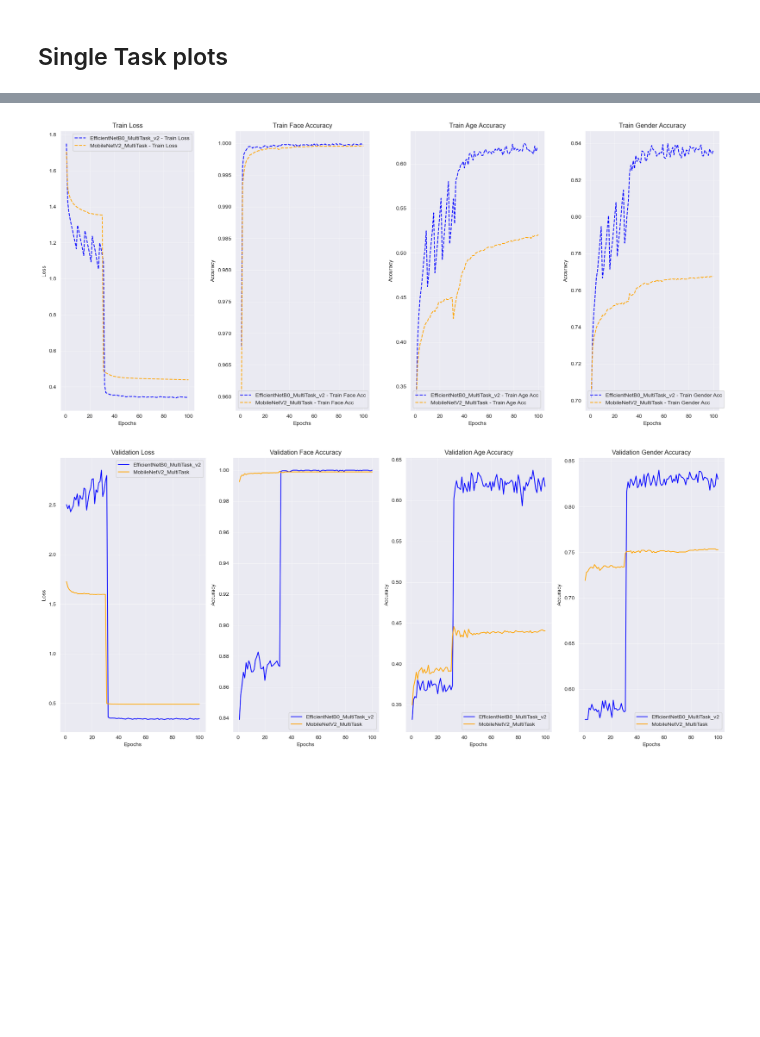
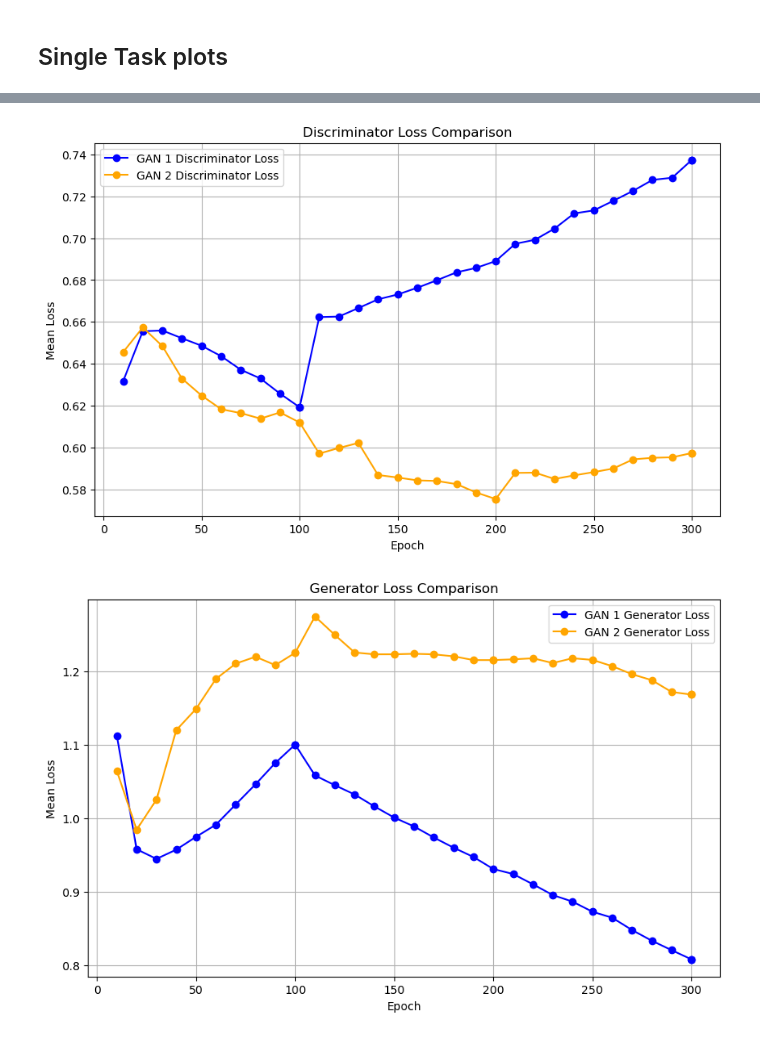
Before and after one commit to YassineRibouh/FaceRecognition, a Jupyter notebook: src/evaluation/plots.ipynb, the cells around one changed output, grey strips where cells are left out. Cells and saved outputs as stored; diff of their text form; code cells hidden in the pictures; blank space fills up the shorter version.

```diff
--- a/src/evaluation/plots.ipynb
+++ b/src/evaluation/plots.ipynb
@@ -215,9 +113,0 @@ def plot_train_and_val_metrics(json_files):
-# %%
-json_files = [
-    "../results/Multi_Task/EfficientNetB0_MultiTask/EfficientNetB0_MultiTask_training_info.json",
-    "../results/Multi_Task/EfficientNetB3_MultiTask/EfficientNetB3_MultiTask_training_info.json",
-    "../results/Multi_Task/MobileNetV2_MultiTask/MobileNetV2_MultiTask_training_info.json",
-    "../results/Multi_Task/Resnet_MultiTask/Resnet_MultiTask_training_info.json"
-]
-
-plot_train_and_val_metrics(json_files)
@@ -227,10 +113,0 @@ plot_train_and_val_metrics(json_files)
-# %%
-json_files = [
-    "../results/Multi_Task/EfficientNetB0_MultiTask_v2/EfficientNetB0_MultiTask_v2_training_info.json",
-    "../results/Multi_task/MobileNetV2_MultiTask/MobileNetV2_MultiTask_training_info.json",
-]
-
-plot_train_and_val_metrics(json_files)
-# %% [output]
-[figure, removed]
-[figure, removed]
@@ -236,0 +173,5 @@ plot_train_and_val_metrics(json_files)
+# %%
+plot_combined_losses(['../results/cgan1/', '../results/cgan2/'])
+# %% [output]
+[figure, added]
+[figure, added]
```
Also changed, not shown: parts of 8 cells of this notebook, 18 other files.
